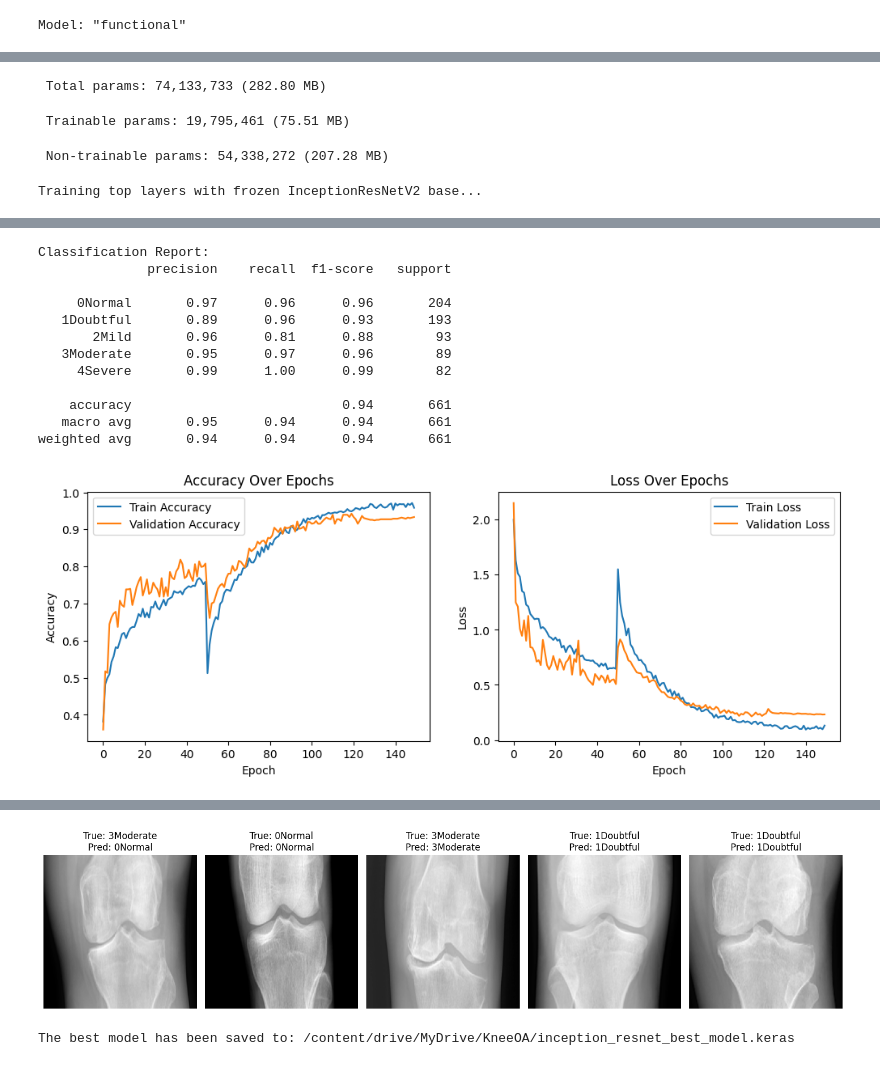
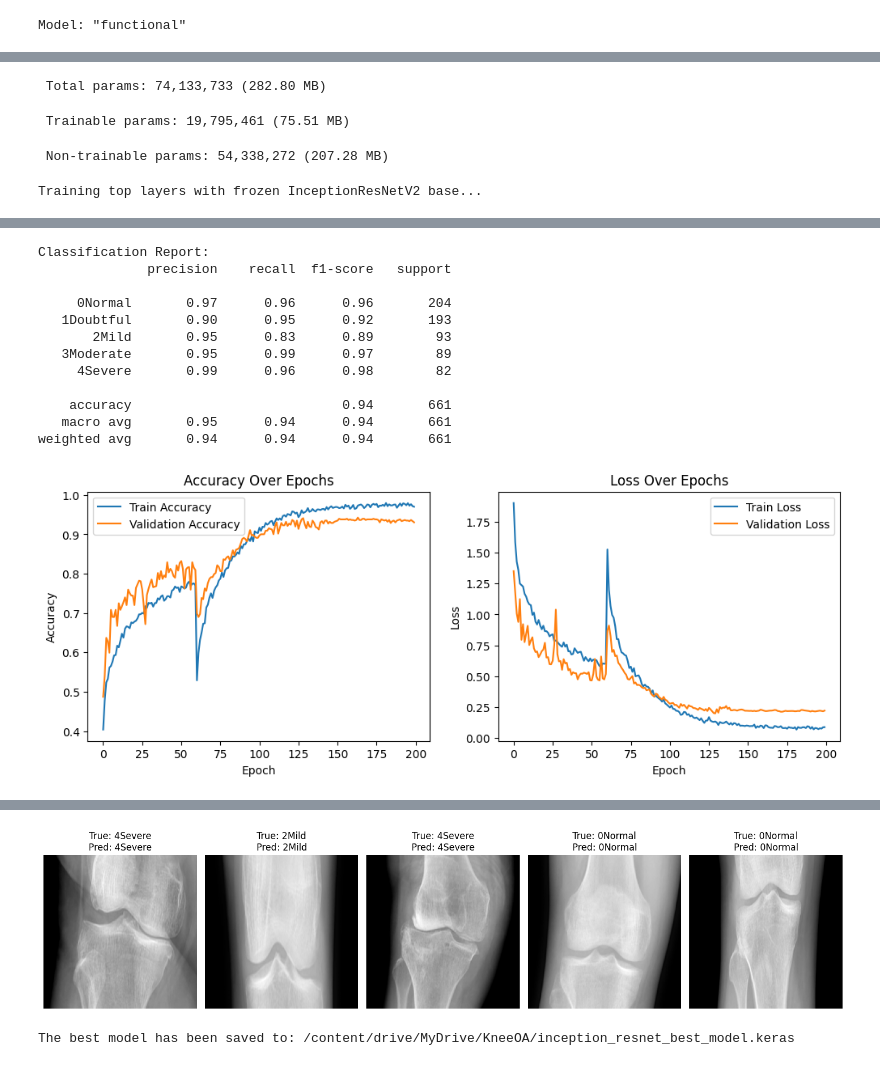
Before and after one commit to Sarvani-5/KneeOA_DL, a Jupyter notebook: InceptionResnetV2.ipynb, the cells around one changed output, grey strips where cells are left out. Cells and saved outputs as stored; diff of their text form; code cells hidden in the pictures.

```diff
--- a/InceptionResnetV2.ipynb
+++ b/InceptionResnetV2.ipynb
@@ -175,7 +175,7 @@ callbacks = [
 print("\nTraining top layers with frozen InceptionResNetV2 base...")
 history = model.fit(
     train_datagen.flow(X_train, y_train, batch_size=32),
-    epochs=50,
+    epochs=60,
     validation_data=(X_test, y_test),
     callbacks=callbacks,
     verbose=1
@@ -197,8 +197,8 @@ model.compile(optimizer=Adam(learning_rate=1e-5),
 print("\nFine-tuning model...")
 history_fine = model.fit(
     train_datagen.flow(X_train, y_train, batch_size=16),
-    epochs=150,
-    initial_epoch=50,
+    epochs=200,
+    initial_epoch=60,
     validation_data=(X_test, y_test),
     callbacks=callbacks,
     verbose=1
@@ -347,14 +347,14 @@ Classification Report:
               precision    recall  f1-score   support
 
      0Normal       0.97      0.96      0.96       204
-   1Doubtful       0.89      0.96      0.93       193
-       2Mild       0.96      0.81      0.88        93
-   3Moderate       0.95      0.97      0.96        89
-     4Severe       0.99      1.00      0.99        82
+   1Doubtful       0.90      0.95      0.92       193
+       2Mild       0.95      0.83      0.89        93
+   3Moderate       0.95      0.99      0.97        89
+     4Severe       0.99      0.96      0.98        82
 
     accuracy                           0.94       661
    macro avg       0.95      0.94      0.94       661
 weighted avg       0.94      0.94      0.94       661
-[figure, old version]
+[figure, new version]
 Sample predictions on test set:
 1/1 ━━━━━━━━━━━━━━━━━━━━ 6s 6s/step
@@ -365,2 +365,2 @@ Sample predictions on test set:
-[figure, old version]
+[figure, new version]
 The best model has been saved to: /content/drive/MyDrive/KneeOA/inception_resnet_best_model.keras
```
Also changed, not shown: parts of 5 cells of this notebook.
